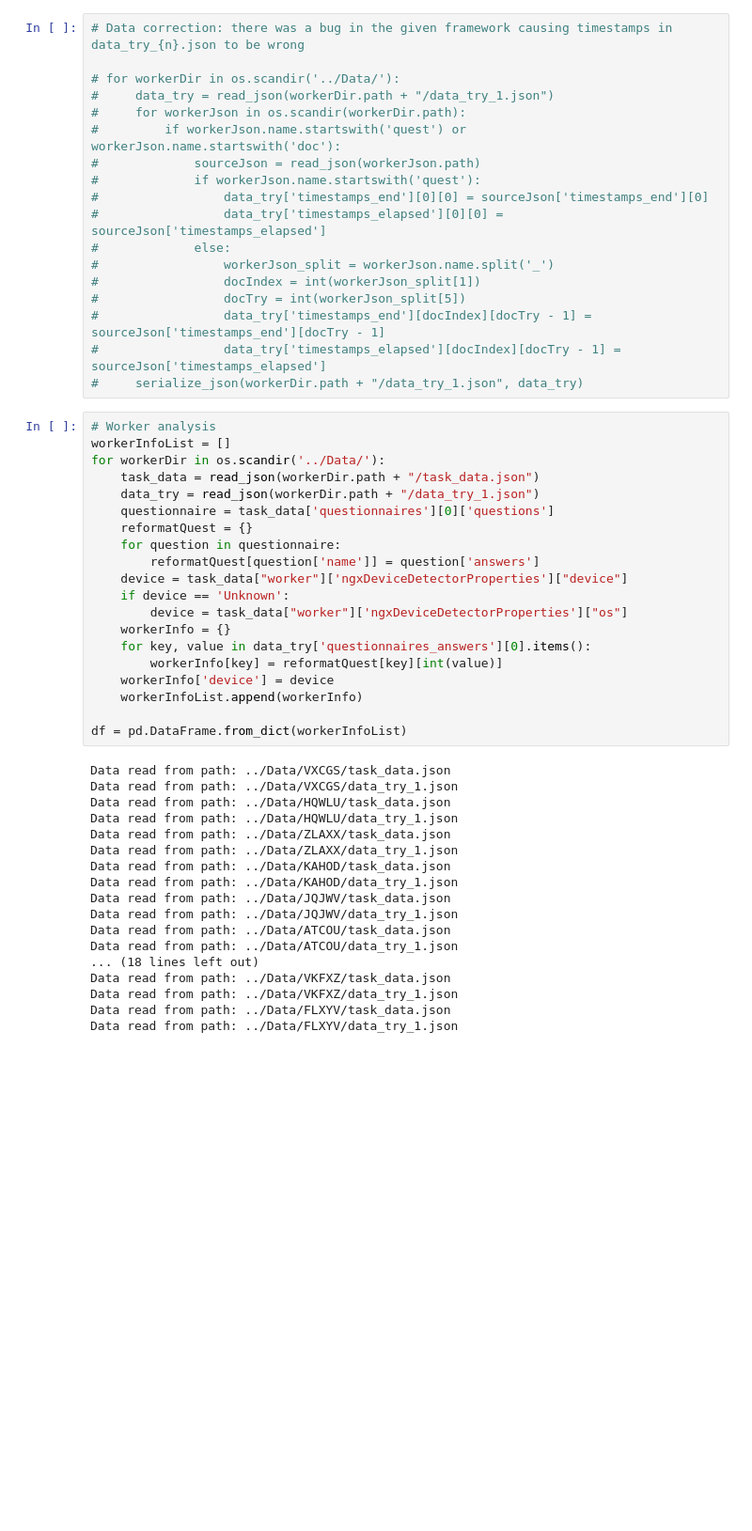
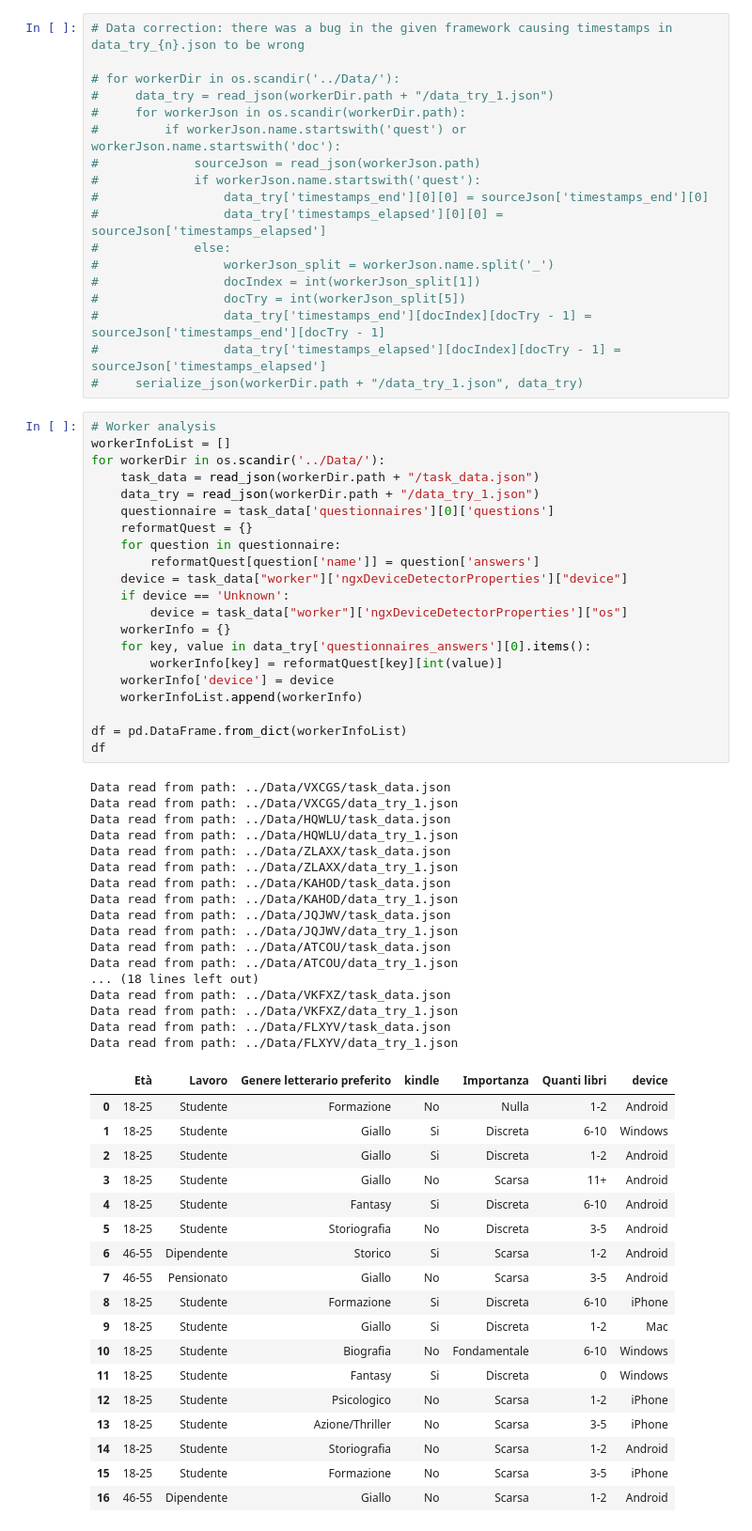
Before and after one commit to canta2899/crowdsourcing-experiment, a Jupyter notebook: pyAnalysis/analysis.ipynb, the cells around one changed output. Shown at 94% size. Drawn from its saved outputs; the diff is of its cells as text; blank space fills up the shorter version.

```diff
--- a/pyAnalysis/analysis.ipynb
+++ b/pyAnalysis/analysis.ipynb
@@ -55,31 +55,50 @@ for workerDir in os.scandir('../Data/'):
     for question in questionnaire:
         reformatQuest[question['name']] = question['answers']
     device = task_data["worker"]['ngxDeviceDetectorProperties']["device"]
     if device == 'Unknown':
         device = task_data["worker"]['ngxDeviceDetectorProperties']["os"]
     workerInfo = {}
     for key, value in data_try['questionnaires_answers'][0].items():
         workerInfo[key] = reformatQuest[key][int(value)]
     workerInfo['device'] = device
     workerInfoList.append(workerInfo)
 
 df = pd.DataFrame.from_dict(workerInfoList)
+df
 # %% [output]
 Data read from path: ../Data/VXCGS/task_data.json
 Data read from path: ../Data/VXCGS/data_try_1.json
 Data read from path: ../Data/HQWLU/task_data.json
 Data read from path: ../Data/HQWLU/data_try_1.json
 Data read from path: ../Data/ZLAXX/task_data.json
 Data read from path: ../Data/ZLAXX/data_try_1.json
 Data read from path: ../Data/KAHOD/task_data.json
 Data read from path: ../Data/KAHOD/data_try_1.json
 Data read from path: ../Data/JQJWV/task_data.json
 Data read from path: ../Data/JQJWV/data_try_1.json
 Data read from path: ../Data/ATCOU/task_data.json
 Data read from path: ../Data/ATCOU/data_try_1.json
 ... (18 lines left out)
 Data read from path: ../Data/VKFXZ/task_data.json
 Data read from path: ../Data/VKFXZ/data_try_1.json
 Data read from path: ../Data/FLXYV/task_data.json
 Data read from path: ../Data/FLXYV/data_try_1.json
+|  | Età | Lavoro | Genere letterario preferito | kindle | Importanza | Quanti libri | device |
+| 0 | 18-25 | Studente | Formazione | No | Nulla | 1-2 | Android |
+| 1 | 18-25 | Studente | Giallo | Si | Discreta | 6-10 | Windows |
+| 2 | 18-25 | Studente | Giallo | Si | Discreta | 1-2 | Android |
+| 3 | 18-25 | Studente | Giallo | No | Scarsa | 11+ | Android |
+| 4 | 18-25 | Studente | Fantasy | Si | Discreta | 6-10 | Android |
+| 5 | 18-25 | Studente | Storiografia | No | Discreta | 3-5 | Android |
+| 6 | 46-55 | Dipendente | Storico | Si | Scarsa | 1-2 | Android |
+| 7 | 46-55 | Pensionato | Giallo | No | Scarsa | 3-5 | Android |
+| 8 | 18-25 | Studente | Formazione | Si | Discreta | 6-10 | iPhone |
+| 9 | 18-25 | Studente | Giallo | Si | Discreta | 1-2 | Mac |
+| 10 | 18-25 | Studente | Biografia | No | Fondamentale | 6-10 | Windows |
+| 11 | 18-25 | Studente | Fantasy | Si | Discreta | 0 | Windows |
+| 12 | 18-25 | Studente | Psicologico | No | Scarsa | 1-2 | iPhone |
+| 13 | 18-25 | Studente | Azione/Thriller | No | Scarsa | 3-5 | iPhone |
+| 14 | 18-25 | Studente | Storiografia | No | Scarsa | 1-2 | Android |
+| 15 | 18-25 | Studente | Formazione | No | Scarsa | 3-5 | iPhone |
+| 16 | 46-55 | Dipendente | Giallo | No | Scarsa | 1-2 | Android |
 # %%
```
Also changed, not shown: parts of 4 cells of this notebook.
